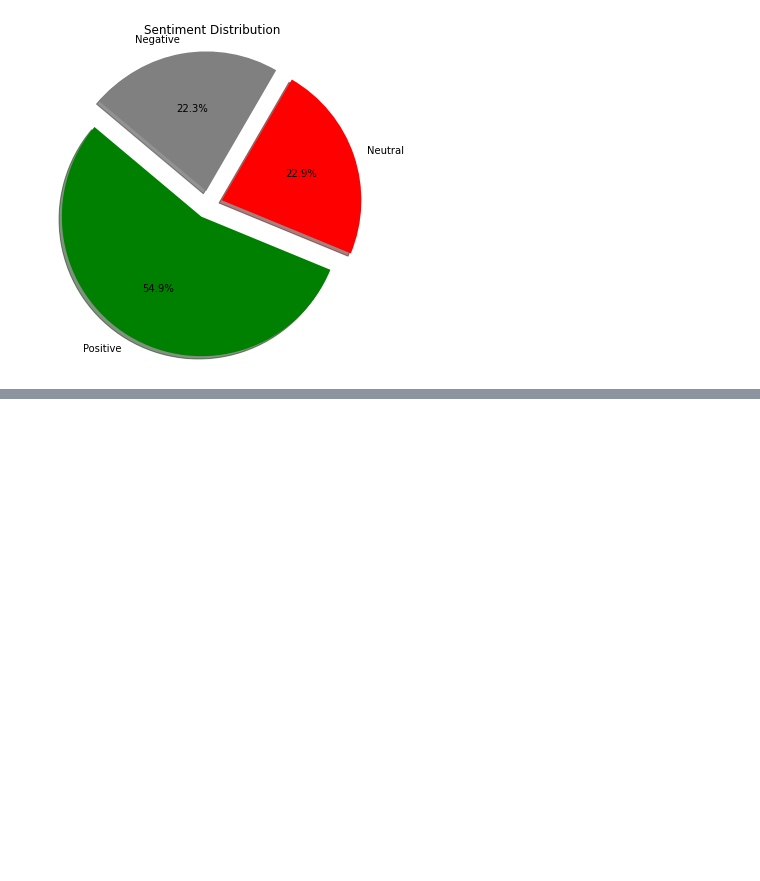
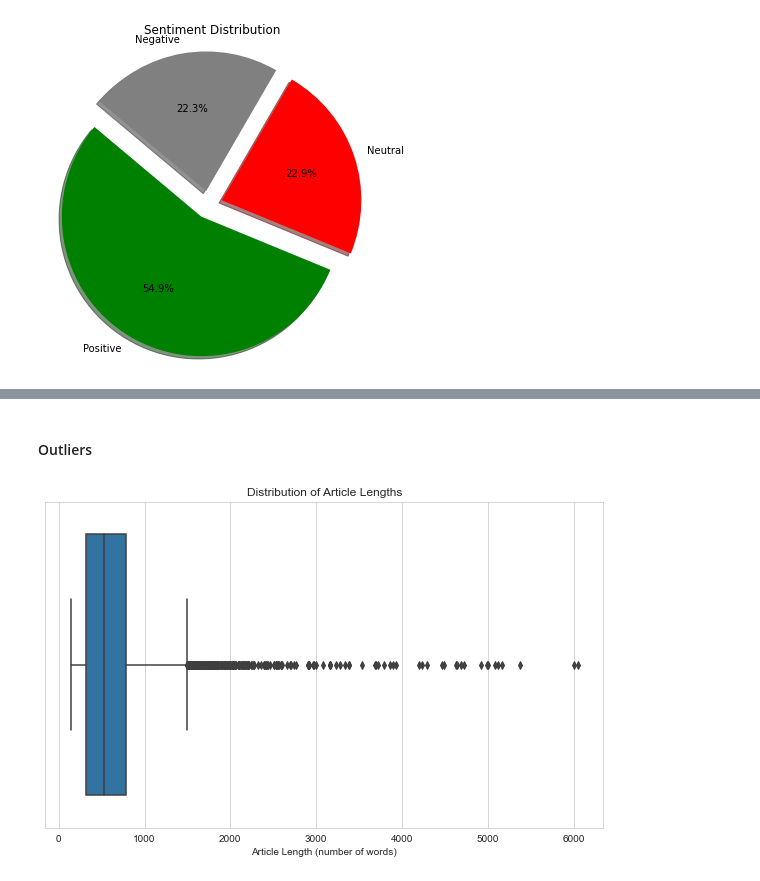
Before and after one commit to EthanFalcao/Sentiment-Analysis-in-Financial-Markets, a Jupyter notebook: (CNBC_Text) - Exploratory Data Analysis.ipynb, the cells around one changed output, grey strips where cells are left out. Saved outputs shown, nothing was run; the diff lists cells and outputs as text; code cells hidden in the pictures; blank space fills up the shorter version.

```diff
--- a/(CNBC_Text) - Exploratory Data Analysis.ipynb
+++ b/(CNBC_Text) - Exploratory Data Analysis.ipynb
@@ -359,0 +455,18 @@ plt.show()
+# %% [markdown]
+#### Outliers
+# %%
+import matplotlib.pyplot as plt
+import seaborn as sns
+
+# Set visualization style
+sns.set_style("whitegrid")
+
+# Analyzing Article Length Outliers
+# Box plot for article length
+plt.figure(figsize=(10, 6))
+sns.boxplot(x=df_text['Article Length'])
+plt.title('Distribution of Article Lengths')
+plt.xlabel('Article Length (number of words)')
+plt.show()
+# %% [output]
+[figure, added]
```
Also changed, not shown: parts of 11 cells of this notebook.
